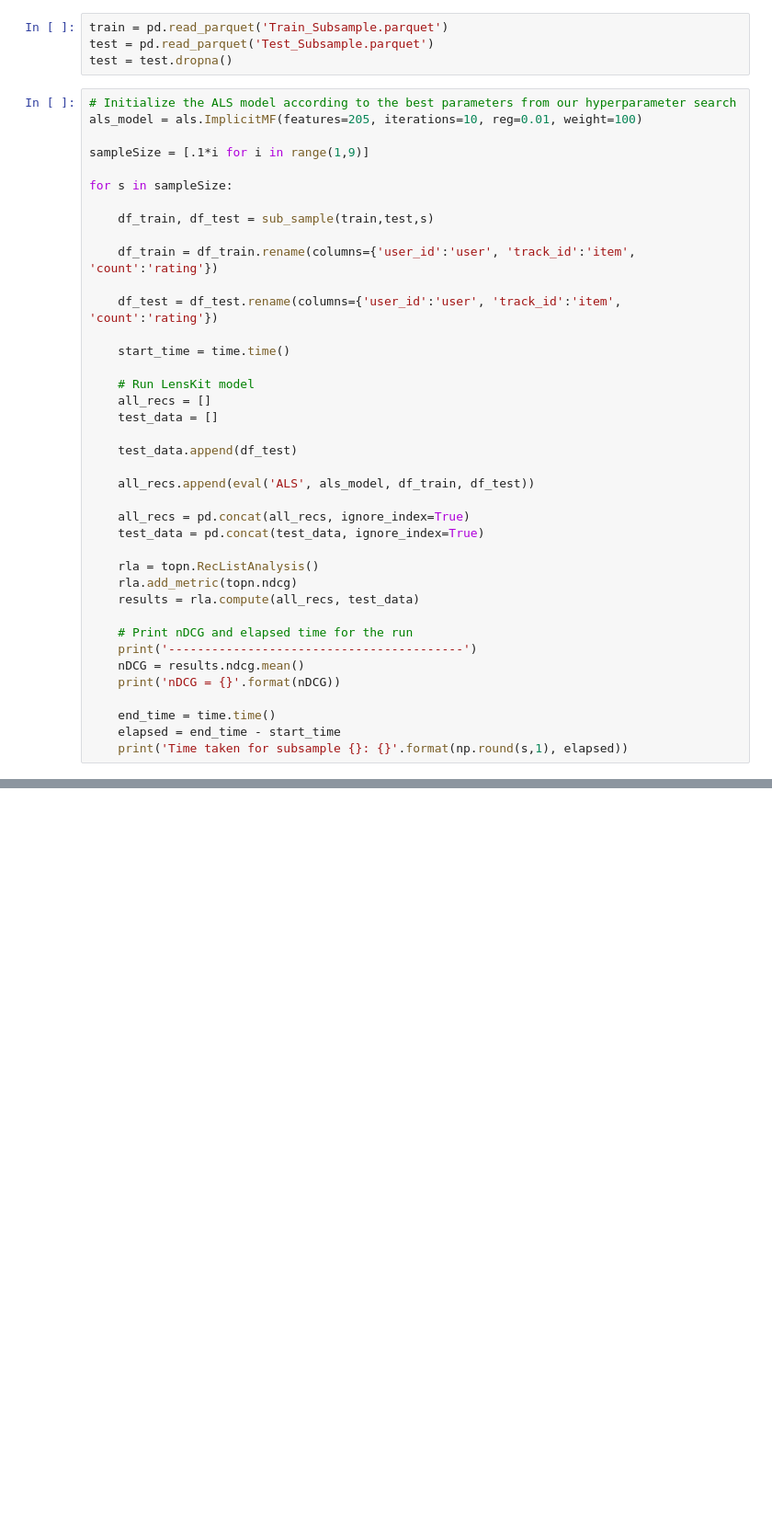
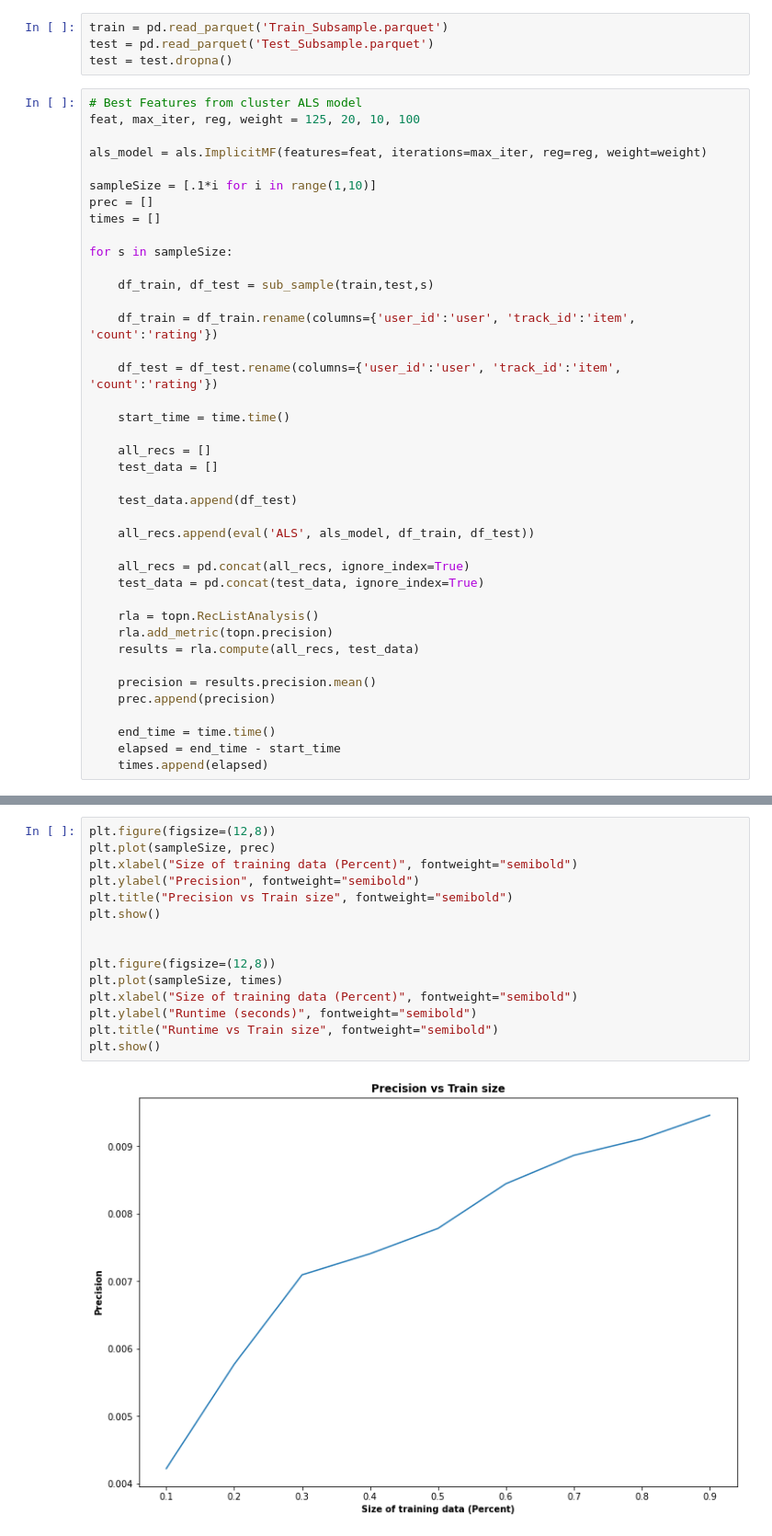
Before and after one commit to farris/recommender-system, a Jupyter notebook: Lenskit_Extension.ipynb, the cells around one changed output, grey strips where cells are left out. Shown at 92% size. Cells and saved outputs as stored; diff of their text form; blank space fills up the shorter version.

```diff
--- a/Lenskit_Extension.ipynb
+++ b/Lenskit_Extension.ipynb
@@ -32,10 +32,14 @@ train = pd.read_parquet('Train_Subsample.parquet')
 test = pd.read_parquet('Test_Subsample.parquet')
 test = test.dropna()
 # %%
-# Initialize the ALS model according to the best parameters from our hyperparameter search
-als_model = als.ImplicitMF(features=205, iterations=10, reg=0.01, weight=100)
+# Best Features from cluster ALS model
+feat, max_iter, reg, weight = 125, 20, 10, 100
 
-sampleSize = [.1*i for i in range(1,9)]
+als_model = als.ImplicitMF(features=feat, iterations=max_iter, reg=reg, weight=weight)
+
+sampleSize = [.1*i for i in range(1,10)]
+prec = []
+times = []
 
 for s in sampleSize:
 
@@ -47,7 +51,6 @@ for s in sampleSize:
 
     start_time = time.time()
 
-    # Run LensKit model
     all_recs = []
     test_data = []
 
@@ -59,15 +62,13 @@ for s in sampleSize:
     test_data = pd.concat(test_data, ignore_index=True)
 
     rla = topn.RecListAnalysis()
-    rla.add_metric(topn.ndcg)
+    rla.add_metric(topn.precision)
     results = rla.compute(all_recs, test_data)
 
-    # Print nDCG and elapsed time for the run
-    print('-----------------------------------------')
-    nDCG = results.ndcg.mean()
-    print('nDCG = {}'.format(nDCG))
+    precision = results.precision.mean()
+    prec.append(precision)
 
     end_time = time.time()
     elapsed = end_time - start_time
-    print('Time taken for subsample {}: {}'.format(np.round(s,1), elapsed))
+    times.append(elapsed)
 # %% [output]
@@ -204,0 +82,17 @@ Time taken for subsample 0.8: 93.51557922363281
+# %%
+plt.figure(figsize=(12,8))
+plt.plot(sampleSize, prec)
+plt.xlabel("Size of training data (Percent)", fontweight="semibold")
+plt.ylabel("Precision", fontweight="semibold")
+plt.title("Precision vs Train size", fontweight="semibold")
+plt.show()
+
+
+plt.figure(figsize=(12,8))
+plt.plot(sampleSize, times)
+plt.xlabel("Size of training data (Percent)", fontweight="semibold")
+plt.ylabel("Runtime (seconds)", fontweight="semibold")
+plt.title("Runtime vs Train size", fontweight="semibold")
+plt.show()
+# %% [output]
+[figure, added]
```
Also changed, not shown: parts of 5 cells of this notebook.
